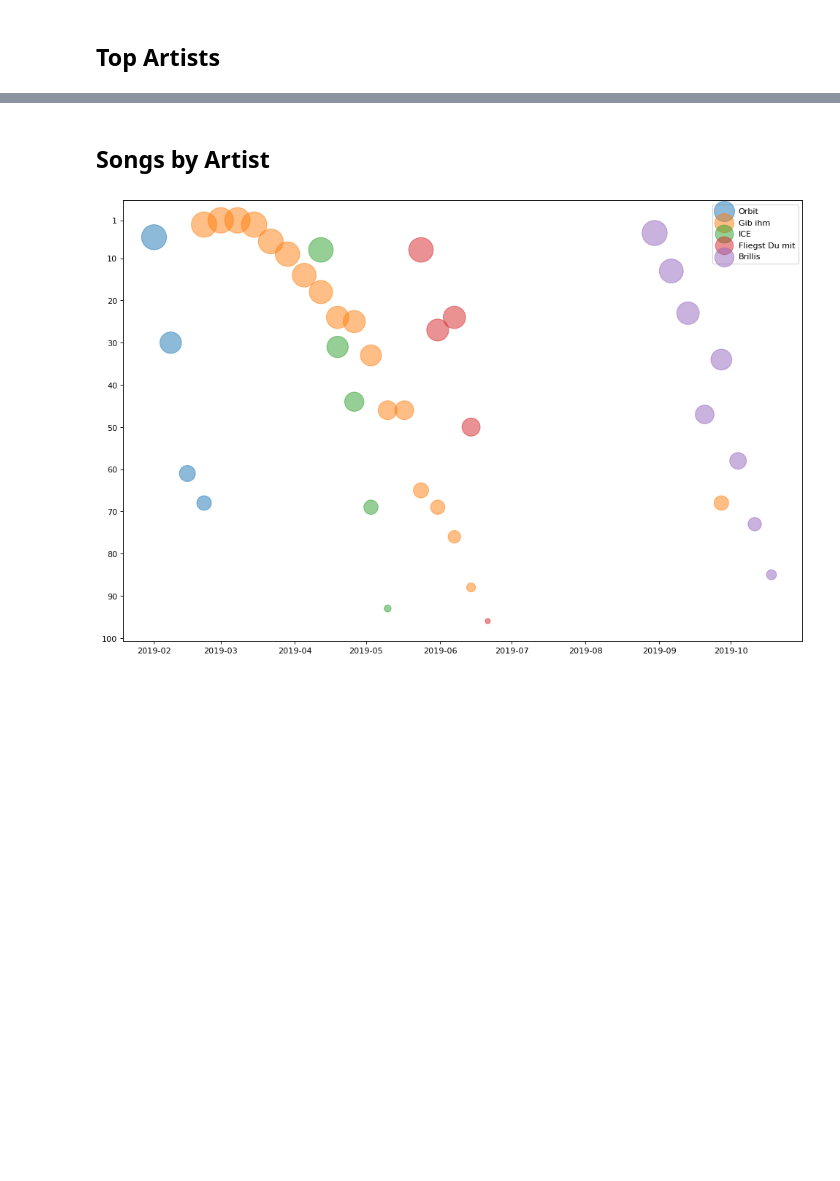
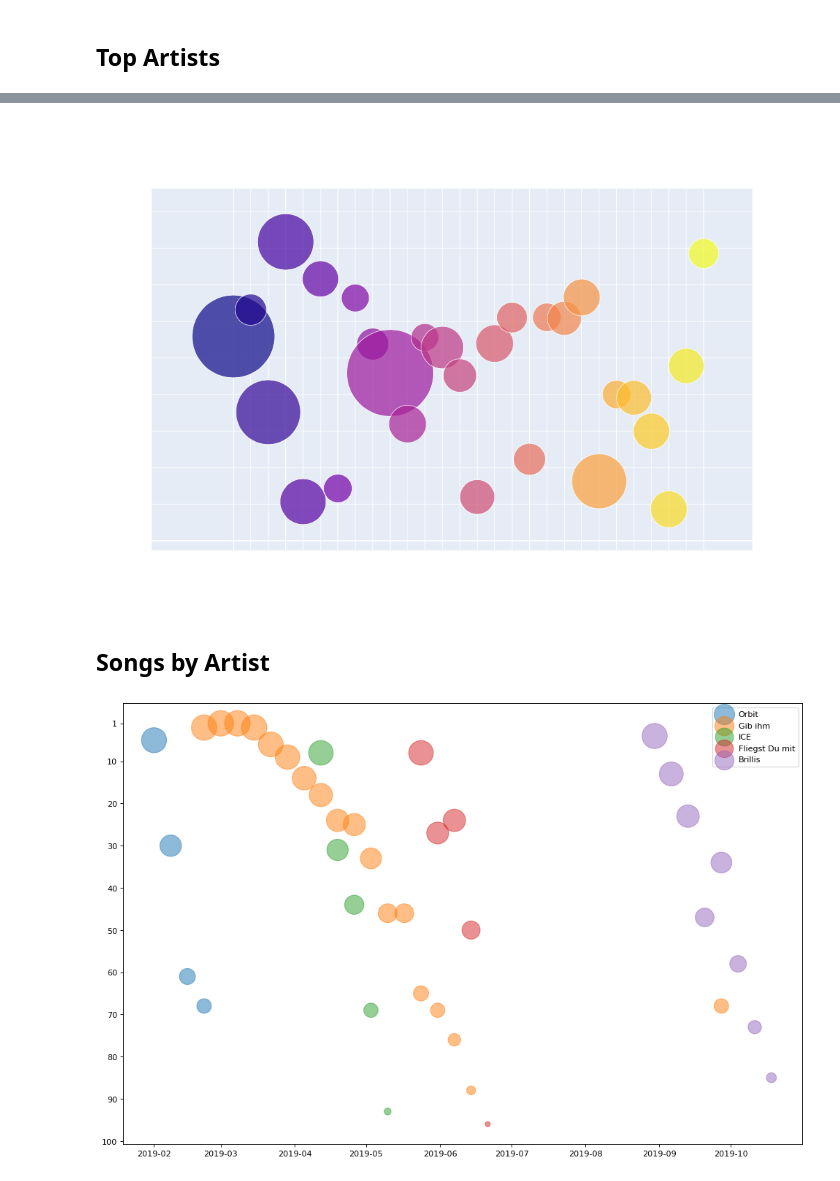
Before and after one commit to ninathumser/German-Top100, a Jupyter notebook: German-Top100-Analysis.ipynb, the cells around one changed output, grey strips where cells are left out. Saved outputs shown, nothing was run; the diff lists cells and outputs as text; code cells hidden in the pictures; blank space fills up the shorter version.

```diff
--- a/German-Top100-Analysis.ipynb
+++ b/German-Top100-Analysis.ipynb
@@ -83,3 +89,28 @@ plt.show()
+# %%
+import plotly.graph_objects as go
+
+c = list(range(len(x)))
+
+fig = go.Figure(data=go.Scatter(
+    x=top_artists['artist'],
+    y=np.random.rand(len(x)),
+    mode='markers',
+    marker=dict(size=top_artists['counts'],
+                color=c),
+    hovertext=top_artists['artist'],
+    hoverinfo="text"
+))
+
+fig.update_layout(
+    xaxis = dict(showticklabels=False),
+    yaxis = dict(showticklabels=False),
+    width=1000,
+    height=700
+)
+
+fig.show()
+# %% [output]
+[figure, added]
 # %% [markdown]
 ## Songs by Artist
 # %%
```
Also changed, not shown: parts of 3 cells of this notebook, 4 other files.
